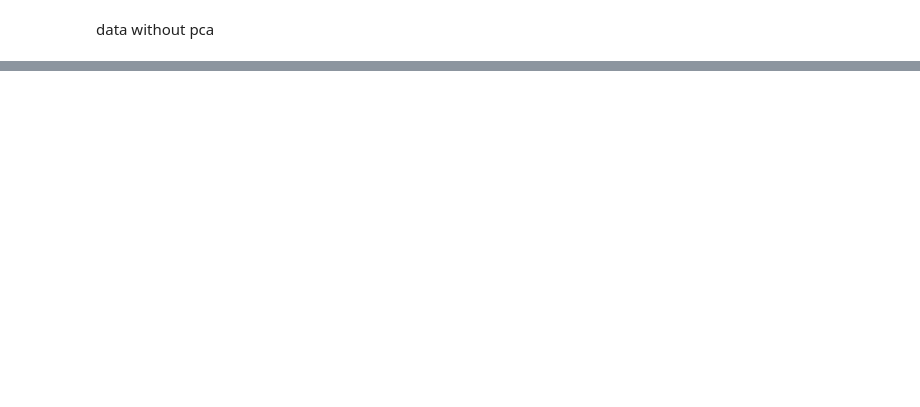
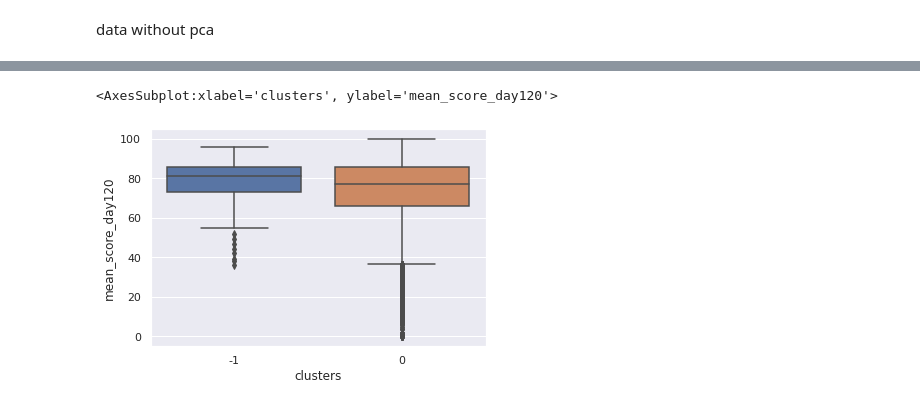
Before and after one commit to anasnofal/kaggle-notebooks-, a Jupyter notebook: eda-and-clustring-analysis.ipynb, the cells around one changed output, grey strips where cells are left out. Cells and saved outputs as stored; diff of their text form; code cells hidden in the pictures; blank space fills up the shorter version.

```diff
--- a/eda-and-clustring-analysis.ipynb
+++ b/eda-and-clustring-analysis.ipynb
@@ -850,0 +853,37 @@ Adjusted Rand Index: -0.0150
+# %%
+
+# Fit OPTICS model
+optics_model = OPTICS(min_samples=5, xi=0.05, min_cluster_size=0.1)
+optics_model.fit(df)
+
+# Extract cluster labels
+labels = optics_model.labels_
+
+# # Visualize the clusters
+# core_samples_mask = np.zeros_like(optics_model.labels_, dtype=bool)
+# core_samples_mask[optics_model.core_sample_indices_] = True
+
+# unique_labels = set(labels)
+# colors = [plt.cm.Spectral(each) for each in np.linspace(0, 1, len(unique_labels))]
+
+# for k, col in zip(unique_labels, colors):
+#     if k == -1:
+#         col = [0, 0, 0, 1]
+
+#     class_member_mask = (labels == k)
+
+#     # For visualization, considering the first two columns for x and y
+#     xy = data_scaled[class_member_mask & core_samples_mask, -2:]
+#     plt.plot(xy[:, 0], xy[:, 1], 'o', markerfacecolor=tuple(col), markeredgecolor='k', markersize=14)
+
+#     xy = data_scaled[class_member_mask & ~core_samples_mask, :2]
+#     plt.plot(xy[:, 0], xy[:, 1], 'o', markerfacecolor=tuple(col), markeredgecolor='k', markersize=6)
+
+# plt.title('OPTICS Clustering')
+# plt.show()
+# %%
+df_clusters=df.copy()
+df_clusters = sc.inverse_transform(df_clusters)
+df_clusters=pd.DataFrame(df_clusters,columns=df.columns)
+df_clusters['clusters']=labels
+df_clusters
@@ -850,0 +904,5 @@ Adjusted Rand Index: -0.0150
+# %%
+sns.boxplot(data=df_clusters,y='mean_score_day120',x='clusters')
+# %% [output]
+<AxesSubplot:xlabel='clusters', ylabel='mean_score_day120'>
+[figure, added]
```
Also changed, not shown: parts of 18 cells of this notebook.
